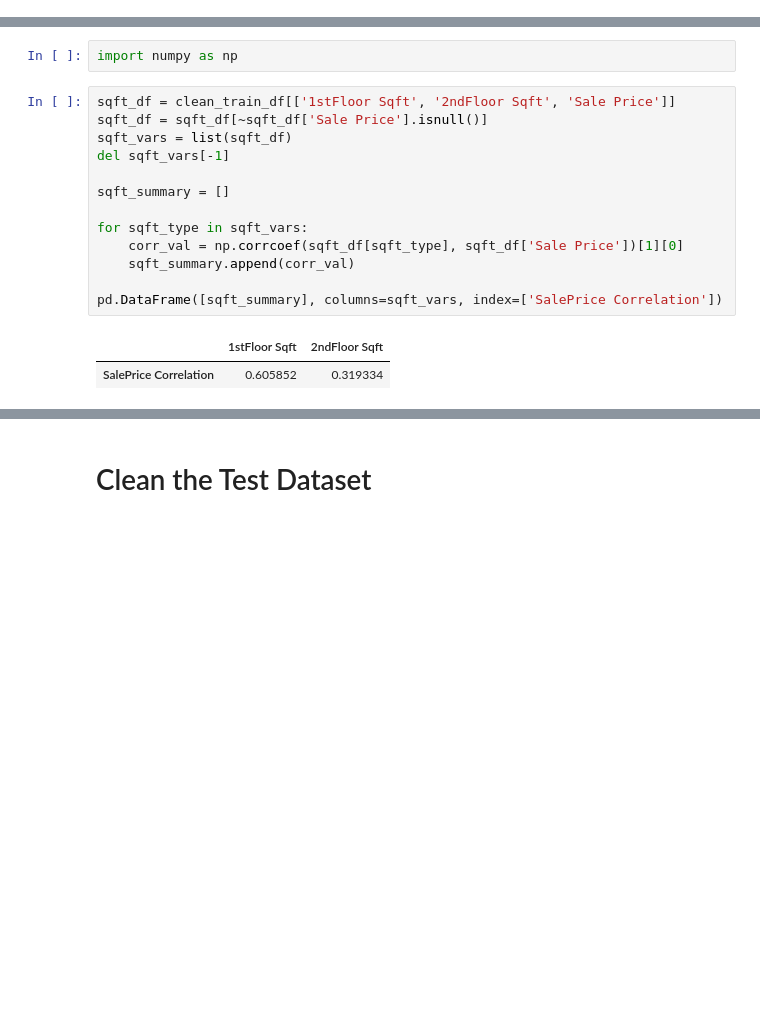
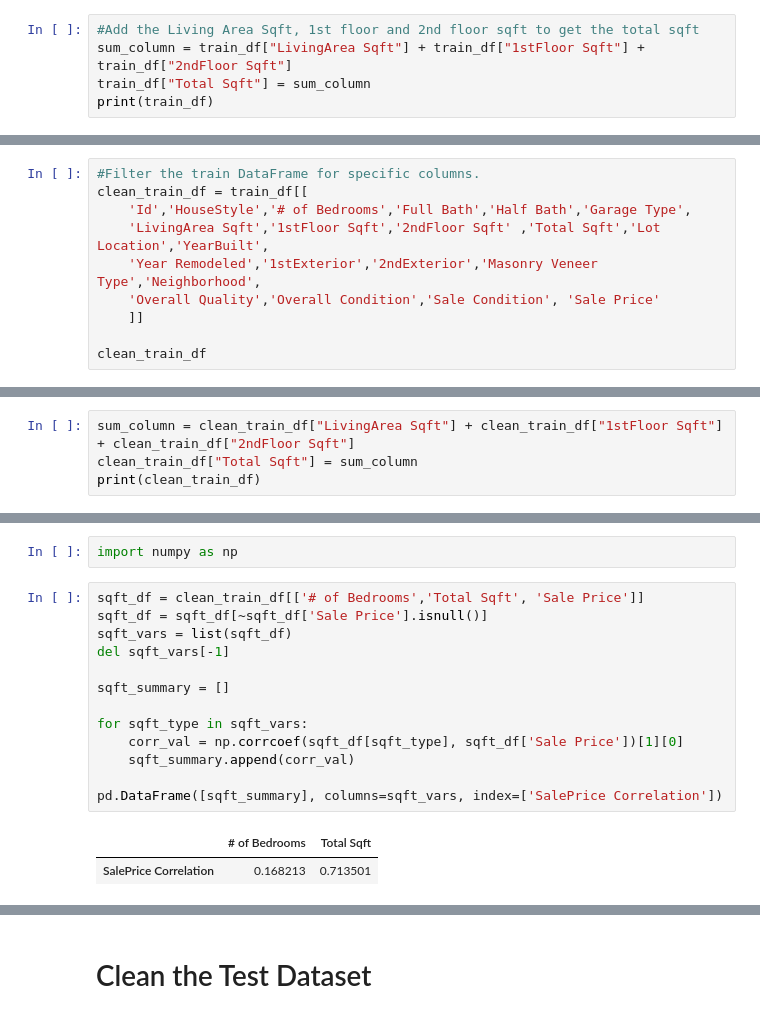
Before and after one commit to serpaulus/Predicting_the_Final_Home_Price, a Jupyter notebook: Housing_Prices.ipynb, the cells around one changed output, grey strips where cells are left out. Saved outputs shown, nothing was run; the diff lists cells and outputs as text; blank space fills up the shorter version.

Commit message:
updated Housing prices

```diff
--- a/Housing_Prices.ipynb
+++ b/Housing_Prices.ipynb
@@ -161,0 +138,5 @@ clean_train_df
+# %%
+#Add the Living Area Sqft, 1st floor and 2nd floor sqft to get the total sqft
+sum_column = train_df["LivingArea Sqft"] + train_df["1stFloor Sqft"] + train_df["2ndFloor Sqft"]
+train_df["Total Sqft"] = sum_column
+print(train_df)
@@ -161,0 +161,10 @@ clean_train_df
+# %%
+#Filter the train DataFrame for specific columns.
+clean_train_df = train_df[[
+    'Id','HouseStyle','# of Bedrooms','Full Bath','Half Bath','Garage Type',
+    'LivingArea Sqft','1stFloor Sqft','2ndFloor Sqft' ,'Total Sqft','Lot Location','YearBuilt',
+    'Year Remodeled','1stExterior','2ndExterior','Masonry Veneer Type','Neighborhood',
+    'Overall Quality','Overall Condition','Sale Condition', 'Sale Price'
+    ]]
+
+clean_train_df
@@ -276,3 +300,7 @@ None
 | 2 | 2 | 1 |
 | 3 | 1 | 0 |
 | 4 | 2 | 1 |
+# %%
+sum_column = clean_train_df["LivingArea Sqft"] + clean_train_df["1stFloor Sqft"] + clean_train_df["2ndFloor Sqft"]
+clean_train_df["Total Sqft"] = sum_column
+print(clean_train_df)
@@ -295,18 +346,18 @@ clean_train_df.describe()
 # %%
 import numpy as np
 # %%
-sqft_df = clean_train_df[['1stFloor Sqft', '2ndFloor Sqft', 'Sale Price']]
+sqft_df = clean_train_df[['# of Bedrooms','Total Sqft', 'Sale Price']]
 sqft_df = sqft_df[~sqft_df['Sale Price'].isnull()]
 sqft_vars = list(sqft_df)
 del sqft_vars[-1]
 
 sqft_summary = []
 
 for sqft_type in sqft_vars:
     corr_val = np.corrcoef(sqft_df[sqft_type], sqft_df['Sale Price'])[1][0]
     sqft_summary.append(corr_val)
 
 pd.DataFrame([sqft_summary], columns=sqft_vars, index=['SalePrice Correlation'])
 # %% [output]
-|  | 1stFloor Sqft | 2ndFloor Sqft |
-| SalePrice Correlation | 0.605852 | 0.319334 |
+|  | # of Bedrooms | Total Sqft |
+| SalePrice Correlation | 0.168213 | 0.713501 |
```
Also changed, not shown: parts of 25 cells of this notebook.
